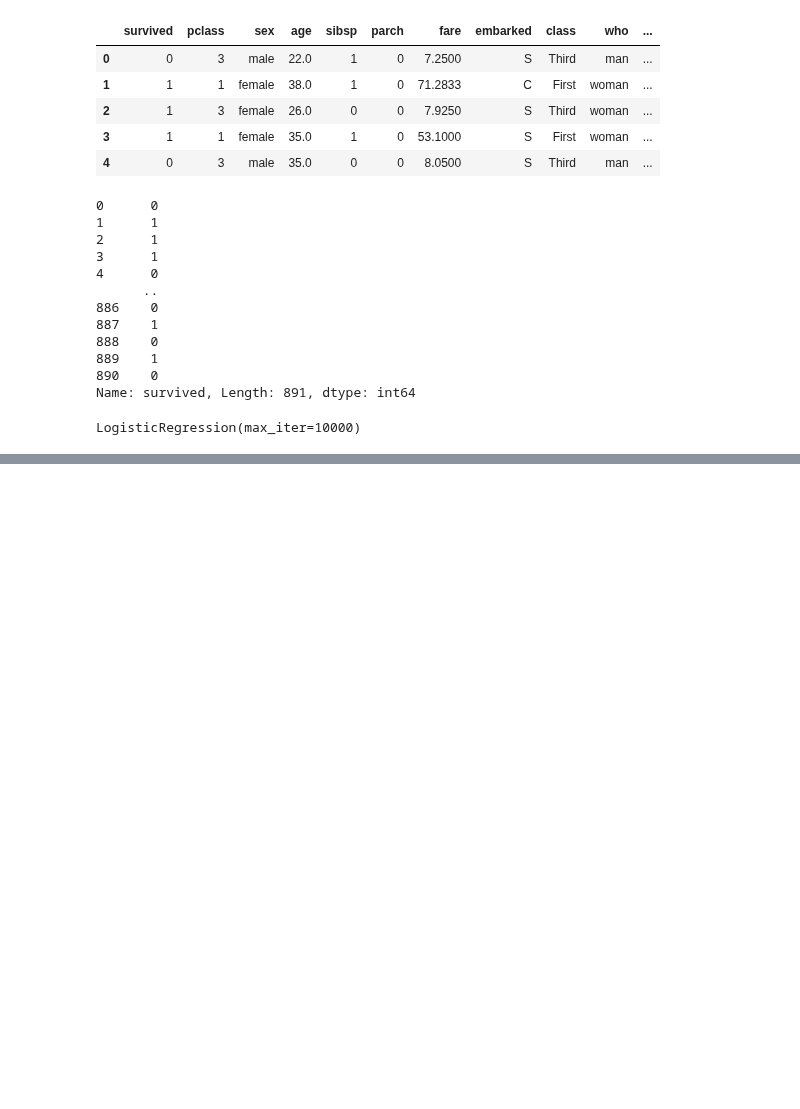
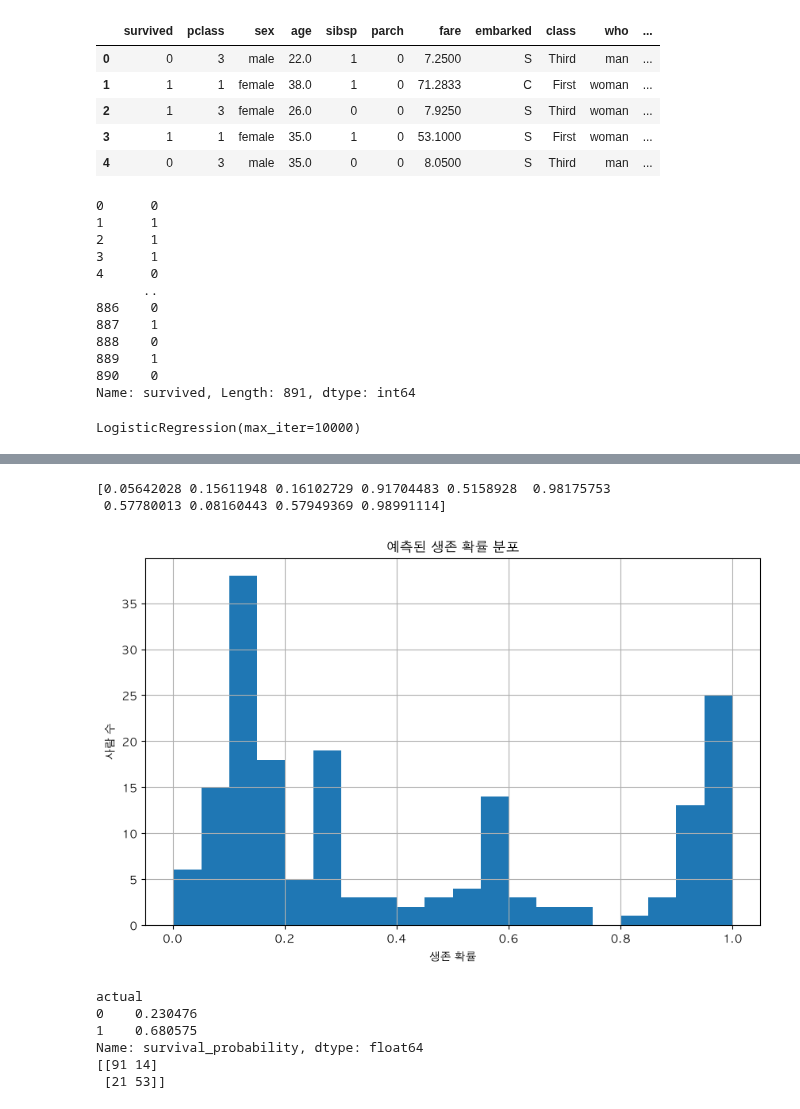
Before and after one commit to chan3623/data-collection-workspace, a Jupyter notebook: example_ml_2.ipynb, the cells around one changed output, grey strips where cells are left out. Saved outputs shown, nothing was run; the diff lists cells and outputs as text; code cells hidden in the pictures; blank space fills up the shorter version.

```diff
--- a/example_ml_2.ipynb
+++ b/example_ml_2.ipynb
@@ -395,0 +1942,55 @@ array([[0.85704925, 0.14295075]])
+# %%
+survival_probability = best_model.predict_proba(X_test)[:, 1]
+
+print(survival_probability[:10])
+# %% [output]
+[0.05642028 0.15611948 0.16102729 0.91704483 0.5158928  0.98175753
+ 0.57780013 0.08160443 0.57949369 0.98991114]
+# %%
+import matplotlib.pyplot as plt
+
+survival_probability = best_model.predict_proba(X_test)[:, 1]
+
+plt.figure(figsize=(10, 6))
+
+plt.hist(
+    survival_probability,
+    bins=20
+)
+
+plt.xlabel("생존 확률")
+plt.ylabel("사람 수")
+plt.title("예측된 생존 확률 분포")
+
+plt.grid()
+
+plt.show()
+# %% [output]
+[figure, added]
+# %%
+result = pd.DataFrame({
+    "actual": y_test.values,
+    "survival_probability": survival_probability
+})
+
+print(
+    result.groupby("actual")["survival_probability"].mean()
+)
+
+from sklearn.metrics import confusion_matrix
+
+y_pred = best_model.predict(X_test)
+
+cm = confusion_matrix(
+    y_test,
+    y_pred
+)
+
+print(cm)
+# %% [output]
+actual
+0    0.230476
+1    0.680575
+Name: survival_probability, dtype: float64
+[[91 14]
+ [21 53]]
```
Also changed, not shown: parts of 39 cells of this notebook, 11 other files.
